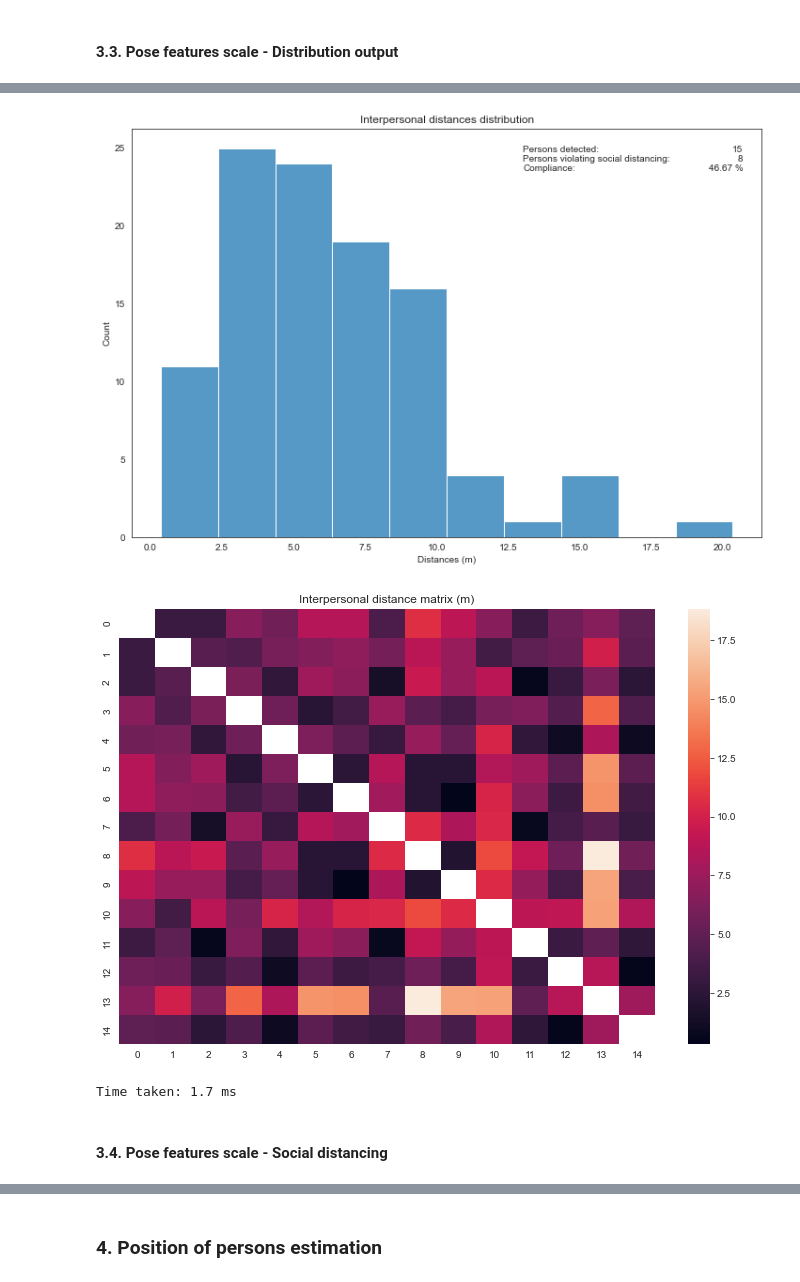
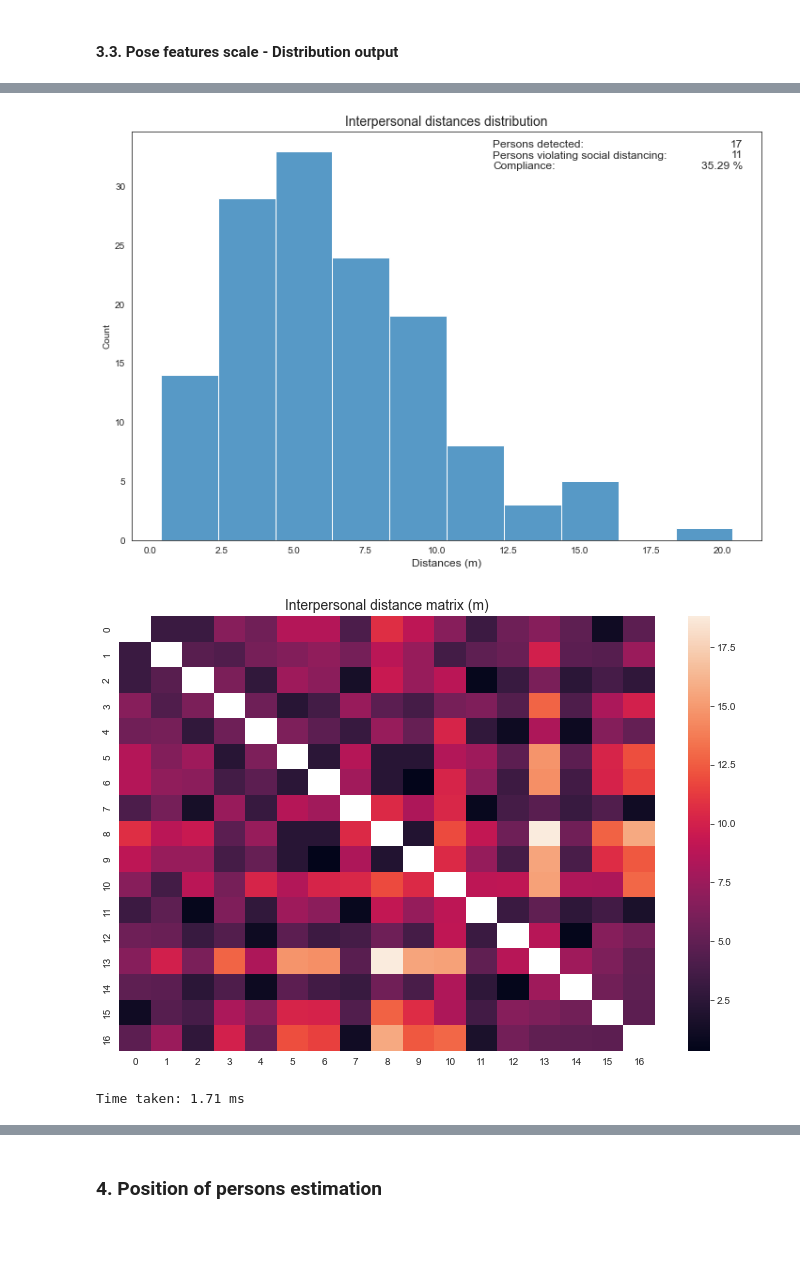
Before and after one commit to biantongfei/GDP_group5, a Jupyter notebook: notebooks/03_VS_Distance_and_position_estimation.ipynb, the cells around one changed output, grey strips where cells are left out. Cells and saved outputs as stored; diff of their text form; code cells hidden in the pictures; blank space fills up the shorter version.

```diff
--- a/notebooks/03_VS_Distance_and_position_estimation.ipynb
+++ b/notebooks/03_VS_Distance_and_position_estimation.ipynb
@@ -227,7 +228,7 @@ example_img = image_files[img_index]
 
 # Gather only two pairs of persons pose features for this example
 example_poses_pair_1 = np.array(alphap_results.loc[alphap_results['image_id'] == example_img]['keypoints'].iloc[[0, 1]])
-example_poses_pair_2 = np.array(alphap_results.loc[alphap_results['image_id'] == example_img]['keypoints'].iloc[[5, 8]])
+example_poses_pair_2 = np.array(alphap_results.loc[alphap_results['image_id'] == example_img]['keypoints'].iloc[[5, 6]])
 
 # Show the imag with the reference and the feet positions
 img_array = skimage.io.imread(os.path.join(IMAGE_DIR, image_files[img_index]))
@@ -240,7 +241,7 @@ for i, example_pose in enumerate([example_poses_pair_1, example_poses_pair_2]):
     size = []
     # Display right and left feet positions and their average positions, considered as ground positions of the persons
     for person in example_pose:
-        plt.plot(person[0], person[1], marker='^', color='green', label='Nose')
+        plt.plot(person[0], person[1], marker='^', color='cyan', label='Nose')
         plt.plot(person[15], person[16], marker='o', color='pink', label='Left Shoulder')
         plt.plot(person[18], person[19], marker='o', color='purple', label='Right Shoulder')
         plt.plot(person[-3], person[-2], marker='o', color='orange', label='Right Foot')
@@ -318,7 +319,7 @@ for i, example_pose in enumerate([example_poses_pair_1, example_poses_pair_2]):
 handles, labels = plt.gca().get_legend_handles_labels()
 by_label = dict(zip(labels, handles))
 plt.legend(by_label.values(), by_label.keys())
-plt.title(f"Plotting Feet, Positions and Distances Between Example Persons in {example_img}", weight="bold")
+plt.title(f"Plotting Feet, Positions and Distances Between Example Persons in {example_img}", weight="bold", fontsize=14)
 plt.show()
 # %% [output]
 Pair 0:
@@ -455,7 +456,7 @@ example_img = image_files[img_index]
 keypoints = alphap_results.loc[alphap_results['image_id'] == example_img]['keypoints']
 
 # Remove bad elements (for img_index = 35)
-keypoints = alphap_results.loc[alphap_results['image_id'] == example_img]['keypoints'].iloc[[i for i in range(len(keypoints)) if i not in [15, 16, 17]]]
+keypoints = alphap_results.loc[alphap_results['image_id'] == example_img]['keypoints'].iloc[[i for i in range(len(keypoints)) if i not in [17]]]
 
 keypoints
 # %% [output]
@@ -485,40 +488,38 @@ t = perf_counter() - start
 
 nb_non_compliant = d_matrix.shape[0]-sum(respect_social_distancing)
 
 # Diplay distances histogram
 plt.figure(figsize=(12, 8))
 values = {'a': len(keypoints), 'b': nb_non_compliant, 'c': (len(keypoints)-nb_non_compliant)/len(keypoints)*100}
 
 labels = """Persons detected:
 Persons violating social distancing:
 Compliance:"""
 
 tmpl = """{a:1.0f}
 {b:1.0f}
 {c:1.2f} %"""
 
 b = sns.histplot(data=distances, binwidth=2)
 mystr = tmpl.format(**values)
-plt.text(b.get_xlim()[1]*0.61, b.get_ylim()[1]*0.96, labels, va='top')
-plt.text(b.get_xlim()[1]*0.97, b.get_ylim()[1]*0.96, mystr, va='top', ha='right')
-plt.xlabel("Distances (m)")
-plt.title('Interpersonal distances distribution')
+plt.text(b.get_xlim()[1]*0.56, b.get_ylim()[1]*0.98, labels, va='top', fontsize=12)
+plt.text(b.get_xlim()[1]*0.97, b.get_ylim()[1]*0.98, mystr, va='top', ha='right', fontsize=12)
+plt.xlabel("Distances (m)", fontsize=12)
+plt.title('Interpersonal distances distribution', fontsize=14)
 plt.show()
 
 # Diplay distance matrix
 plt.figure(figsize=(12, 8))
 ax = sns.heatmap(d_matrix, annot=False)
-plt.title("Interpersonal distance matrix (m)")
+plt.title("Interpersonal distance matrix (m)", fontsize=14)
 plt.show()
 
 # print("Persons detected: " + str(len(keypoints)))
 # print("Persons violating social distancing: " + str(nb_non_compliant))
 # print("Proportion of compliance: " + str(round((len(keypoints)-nb_non_compliant)/len(keypoints)*100, 2)) + " %")
 
 print(f"\nTime taken: {round(t*1000, 2)} ms")
 # %% [output]
-[figure, old version]
+[figure, new version]
-[figure, old version]
+[figure, new version]
-Time taken: 1.7 ms
+Time taken: 1.71 ms
-# %% [markdown]
-#### 3.4. Pose features scale - Social distancing
```
Also changed, not shown: parts of 13 cells of this notebook.
